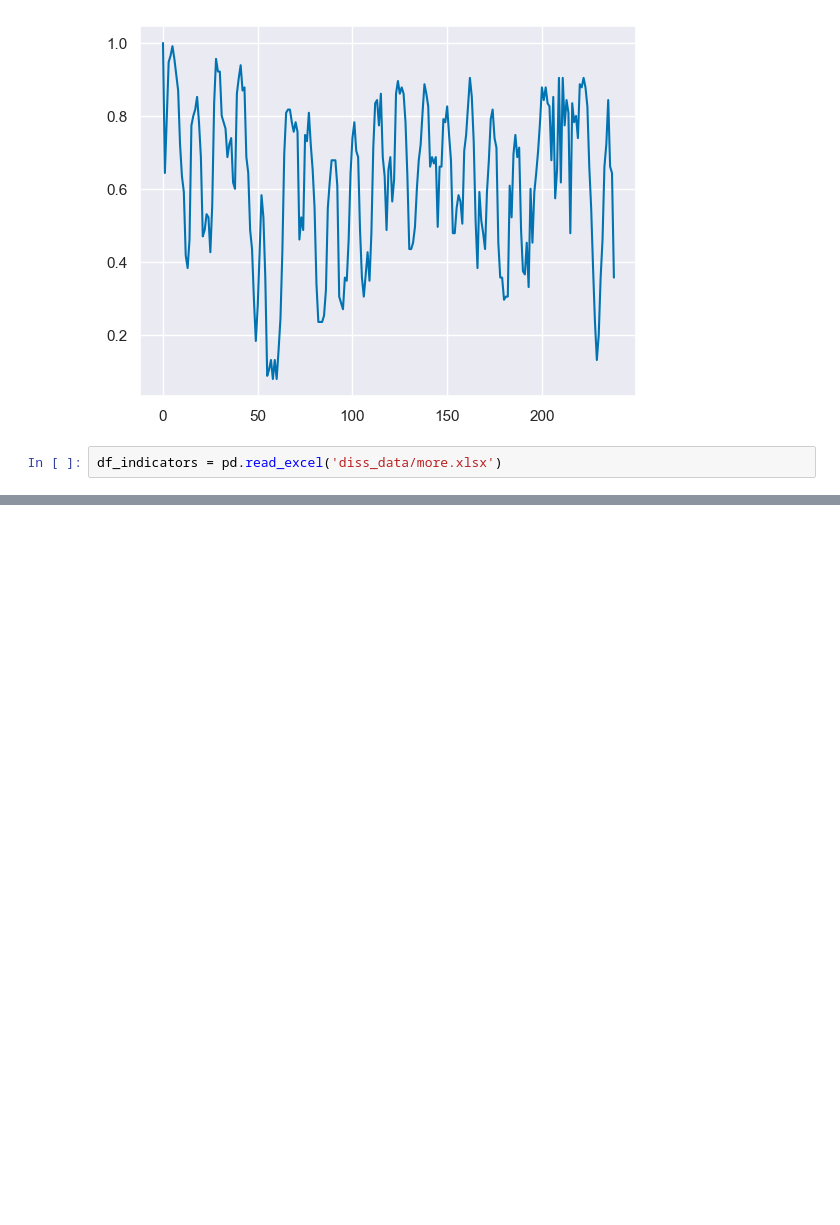
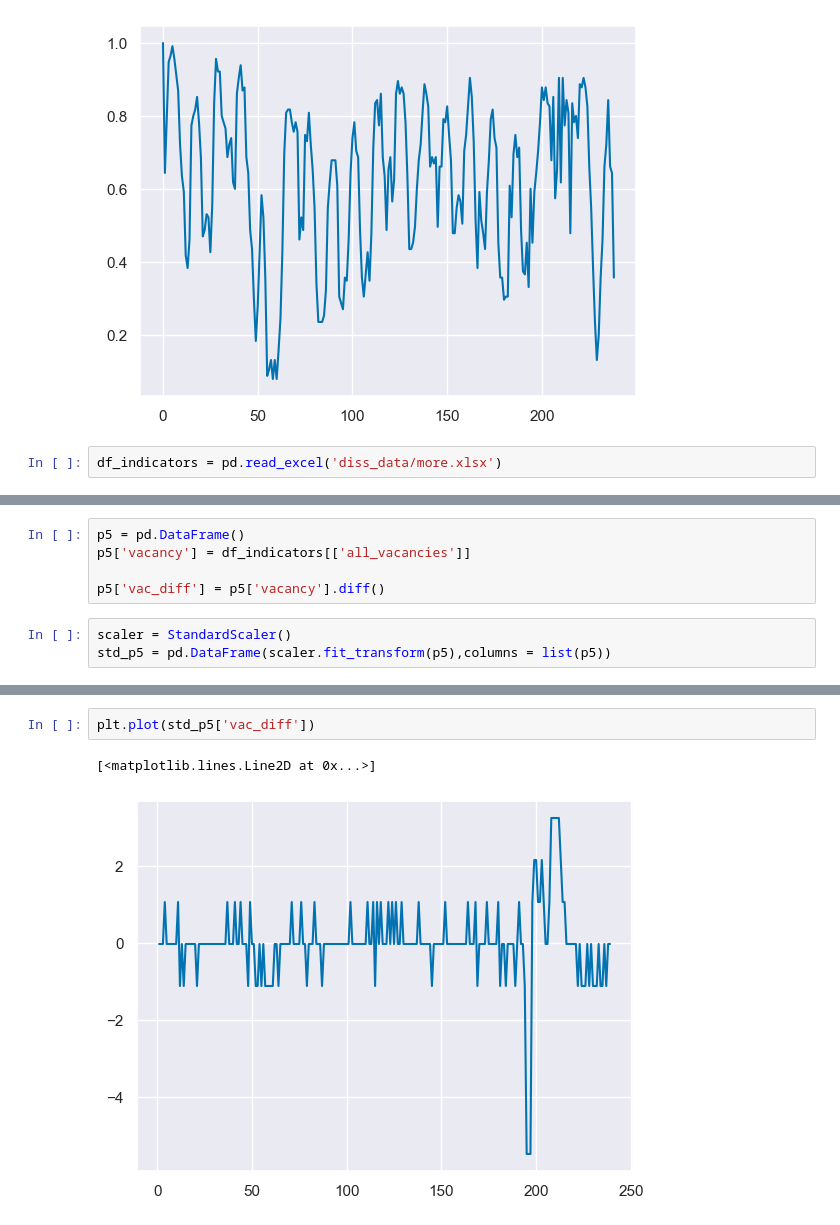
Before and after one commit to aycannon/diss, a Jupyter notebook: Pillar 5/p5-misc.ipynb, the cells around one changed output, grey strips where cells are left out. Drawn from its saved outputs; the diff is of its cells as text; blank space fills up the shorter version.

```diff
--- a/Pillar 5/p5-misc.ipynb
+++ b/Pillar 5/p5-misc.ipynb
@@ -32,0 +49,8 @@ df_indicators = pd.read_excel('diss_data/more.xlsx')
+# %%
+p5 = pd.DataFrame()
+p5['vacancy'] = df_indicators[['all_vacancies']]
+
+p5['vac_diff'] = p5['vacancy'].diff()
+# %%
+scaler = StandardScaler()
+std_p5 = pd.DataFrame(scaler.fit_transform(p5),columns = list(p5))
@@ -32,0 +67,5 @@ df_indicators = pd.read_excel('diss_data/more.xlsx')
+# %%
+plt.plot(std_p5['vac_diff'])
+# %% [output]
+[<matplotlib.lines.Line2D at 0x...>]
+[figure, added]
```
Also changed, not shown: parts of 4 cells of this notebook, 1 other file.
